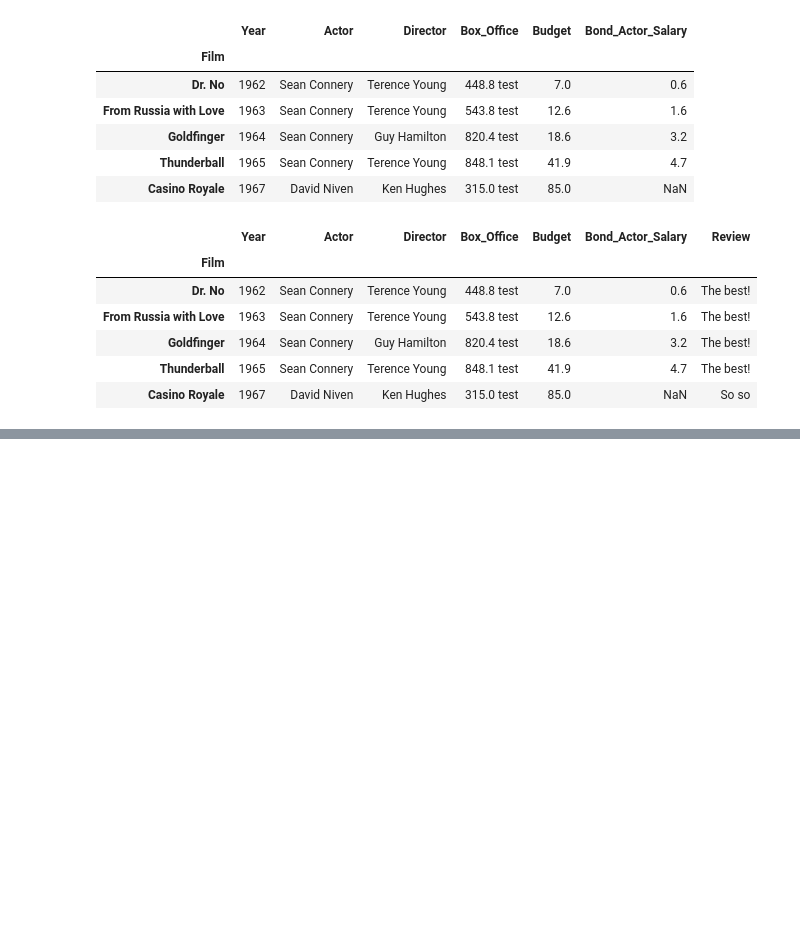
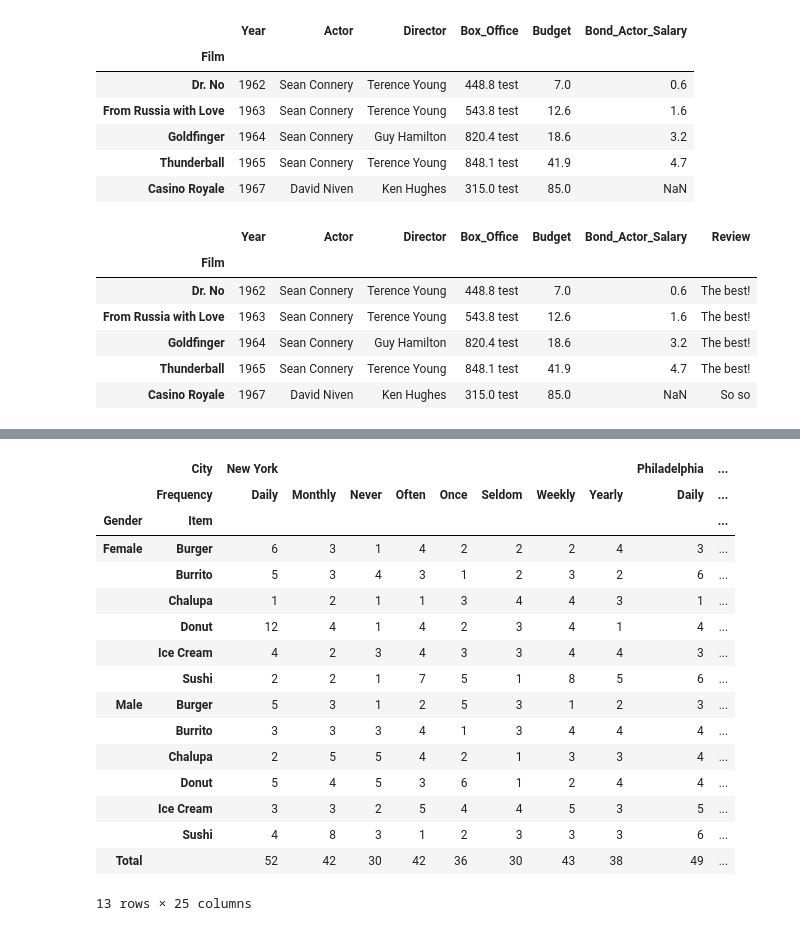
Before and after one commit to taniagmangolini/miscellaneous, a Jupyter notebook: stats/pandas/pandas_book.ipynb, the cells around one changed output, grey strips where cells are left out. Saved outputs shown, nothing was run; the diff lists cells and outputs as text; code cells hidden in the pictures; blank space fills up the shorter version.

Commit message:
pandas

```diff
--- a/stats/pandas/pandas_book.ipynb
+++ b/stats/pandas/pandas_book.ipynb
@@ -916,0 +1307,4 @@ df.head(5)
+# %%
+import pandas as pd
+df = pd.read_csv('/content/foods.csv').dropna(how='any')
+df.head(5)
@@ -916,0 +1332,27 @@ df.head(5)
+# %%
+pd.pivot_table(data=df,
+               index=['Gender', 'Item'],
+               columns=['City', 'Frequency'],
+               values='Spend',
+               aggfunc='count',
+               fill_value=0,
+               margins=True,
+               margins_name='Total')
+# %% [output]
+|  | City | New York |  |  |  |  |  |  |  | Philadelphia | ... |
+|  | Frequency | Daily | Monthly | Never | Often | Once | Seldom | Weekly | Yearly | Daily | ... |
+| Gender | Item |  |  |  |  |  |  |  |  |  | ... |
+| Female | Burger | 6 | 3 | 1 | 4 | 2 | 2 | 2 | 4 | 3 | ... |
+|  | Burrito | 5 | 3 | 4 | 3 | 1 | 2 | 3 | 2 | 6 | ... |
+|  | Chalupa | 1 | 2 | 1 | 1 | 3 | 4 | 4 | 3 | 1 | ... |
+|  | Donut | 12 | 4 | 1 | 4 | 2 | 3 | 4 | 1 | 4 | ... |
+|  | Ice Cream | 4 | 2 | 3 | 4 | 3 | 3 | 4 | 4 | 3 | ... |
+|  | Sushi | 2 | 2 | 1 | 7 | 5 | 1 | 8 | 5 | 6 | ... |
+| Male | Burger | 5 | 3 | 1 | 2 | 5 | 3 | 1 | 2 | 3 | ... |
+|  | Burrito | 3 | 3 | 3 | 4 | 1 | 3 | 4 | 4 | 4 | ... |
+|  | Chalupa | 2 | 5 | 5 | 4 | 2 | 1 | 3 | 3 | 4 | ... |
+|  | Donut | 5 | 4 | 5 | 3 | 6 | 1 | 2 | 4 | 4 | ... |
+|  | Ice Cream | 3 | 3 | 2 | 5 | 4 | 4 | 5 | 3 | 5 | ... |
+|  | Sushi | 4 | 8 | 3 | 1 | 2 | 3 | 3 | 3 | 6 | ... |
+| Total |  | 52 | 42 | 30 | 42 | 36 | 30 | 43 | 38 | 49 | ... |
+13 rows × 25 columns
```
Also changed, not shown: parts of 52 cells of this notebook.
